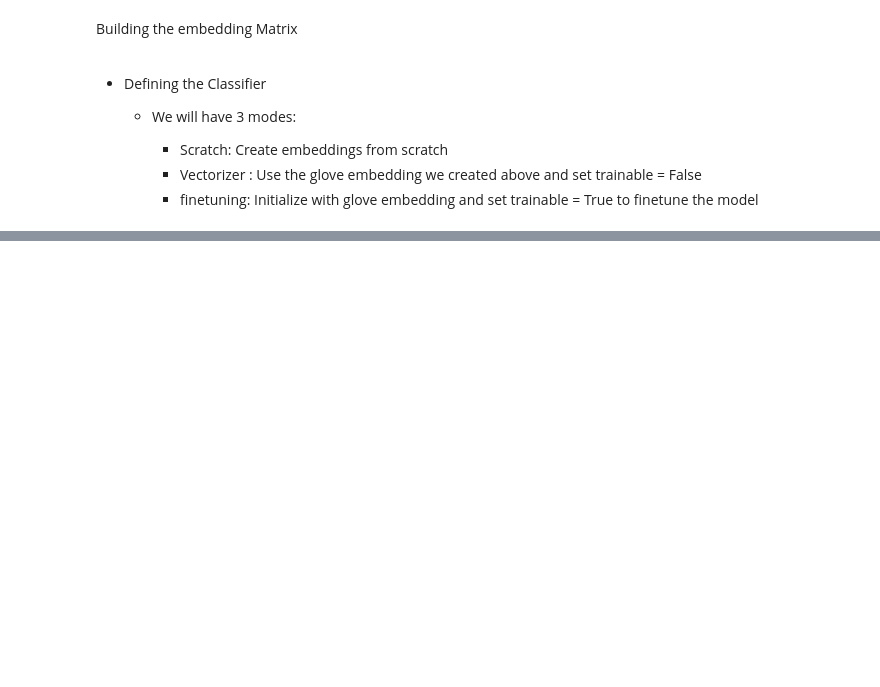
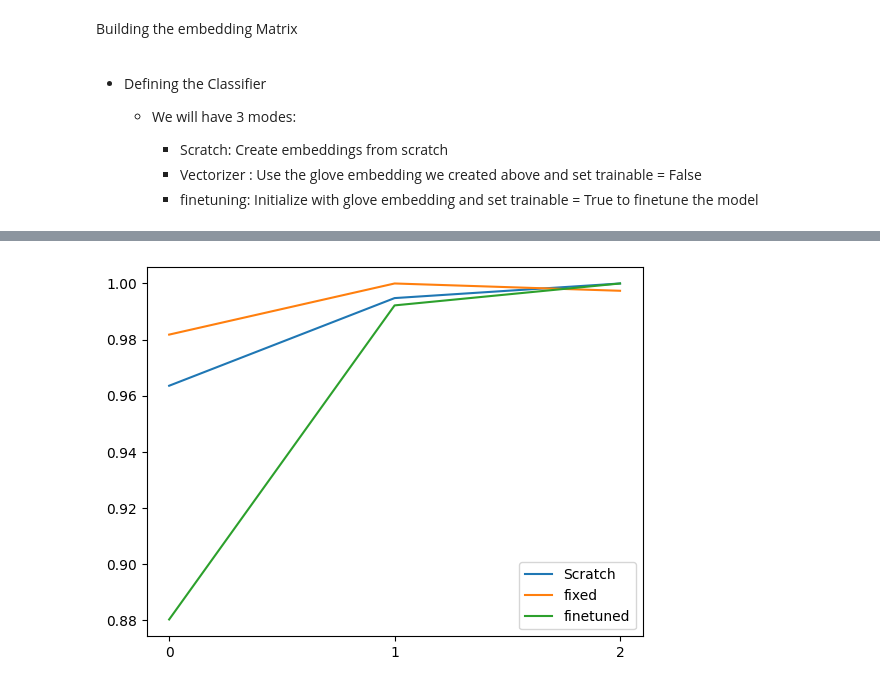
Before and after one commit to lihasarora/Deep-learning-software-engineering-concepts, a Jupyter notebook: main.ipynb, the cells around one changed output, grey strips where cells are left out. Saved outputs shown, nothing was run; the diff lists cells and outputs as text; code cells hidden in the pictures; blank space fills up the shorter version.

```diff
--- a/main.ipynb
+++ b/main.ipynb
@@ -1260,0 +1260,9 @@ model1.history
+# %%
+
+sn.lineplot(model1.history.history['val_accuracy'], label = 'Scratch')
+sn.lineplot(model2.history.history['val_accuracy'], label = 'fixed')
+sn.lineplot(model3.history.history['val_accuracy'], label = 'finetuned')
+plt.xticks([0,1,2])
+plt.show()
+# %% [output]
+[figure, added]
```
Also changed, not shown: parts of 10 cells of this notebook.
